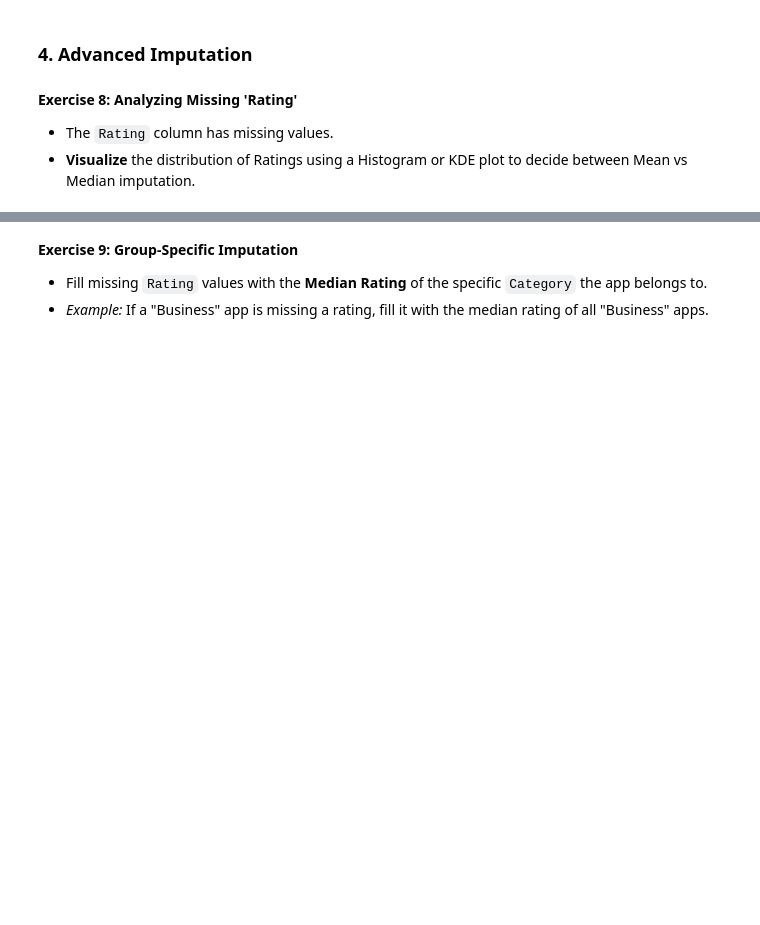
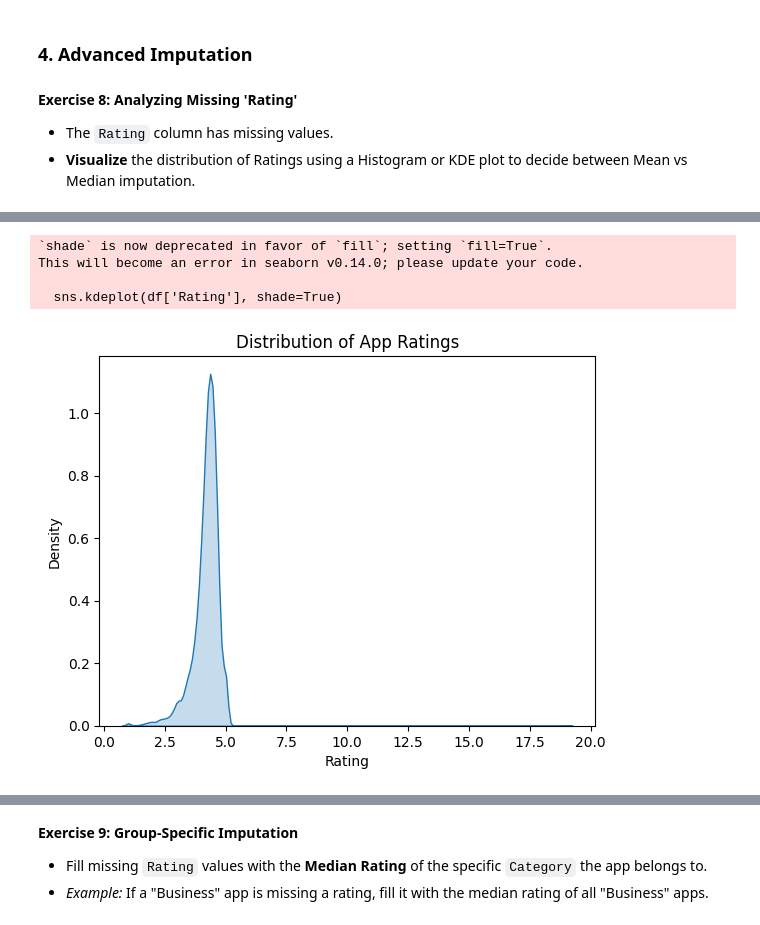
Before and after one commit to harmikrathod09/BTech_Sem_6, a Jupyter notebook: MLDL/Lab2_Blank/Lab2_Blank.ipynb, the cells around one changed output, grey strips where cells are left out. Drawn from its saved outputs; the diff is of its cells as text; code cells hidden in the pictures; blank space fills up the shorter version.

```diff
--- a/MLDL/Lab2_Blank/Lab2_Blank.ipynb
+++ b/MLDL/Lab2_Blank/Lab2_Blank.ipynb
@@ -79,5 +110,9 @@ Duplicates after: 0
 * Convert the column to a numeric integer type.
 # %%
 # use Column.astype(str).str.replace
+df['Installs'] = df['Installs'].astype(str).str.replace("+","").str.replace(",","")
 # %%
 # use to_numeric to convert to int
+df['Installs']=pd.to_numeric(df['Installs'], errors='coerce')
+
+df.head()
@@ -92,0 +135,7 @@ float64
+# %%
+# Same as Above
+
+df['Price']=df['Price'].astype(str).str.replace("$","")
+df['Price']=pd.to_numeric(df['Price'], errors='coerce')
+
+df.head()
@@ -106,12 +162,15 @@ def clean_size(x):
     x = str(x)
     if 'M' in x:
         # Convert 19M to 19000000
+        return float(x.replace('M',''))*1000000
 
     elif 'k' in x:
         # Convert 500k to 500000
+        return float(x.replace('k',''))*1000
 
     elif 'Varies with device' in x:
         # Handle string edge case
+        return np.nan
 
     else:
         # Attempt to convert or return NaN
@@ -121,3 +180,4 @@ def clean_size(x):
             return np.nan
 
 # Use apply Method to apply above fun
+df['Size'] = df['Size'].apply(clean_size)
@@ -134,0 +199,15 @@ Size column cleaned and converted.
+# %%
+df['Rating'].fillna(df['Rating'].mean()).groupby(df['Category']).mean().sort_values(ascending=False)
+
+sns.kdeplot(df['Rating'], shade=True)
+
+plt.title('Distribution of App Ratings')
+plt.xlabel('Rating')
+plt.ylabel('Density')
+plt.show()
+# %% [output]
+`shade` is now deprecated in favor of `fill`; setting `fill=True`.
+This will become an error in seaborn v0.14.0; please update your code.
+
+  sns.kdeplot(df['Rating'], shade=True)
+[figure, added]
```
Also changed, not shown: parts of 22 cells of this notebook, 1 other file.
